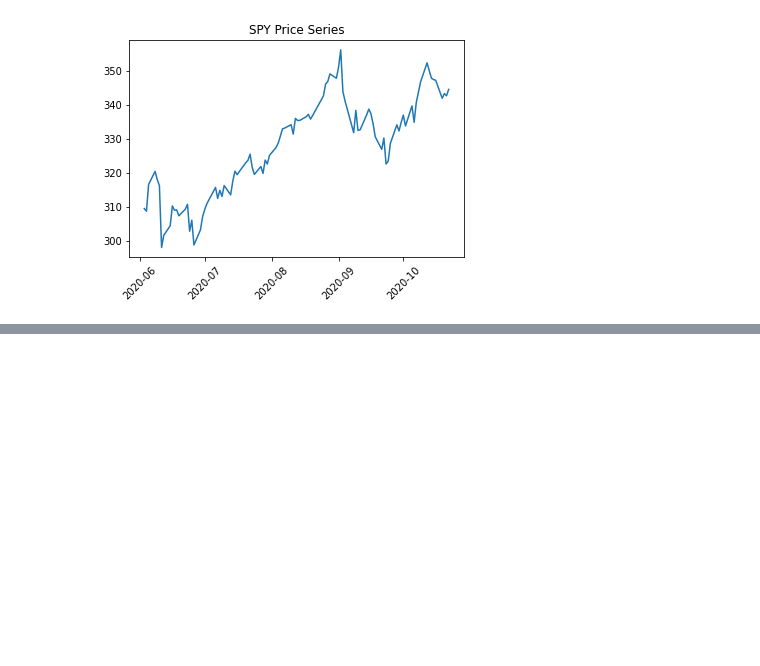
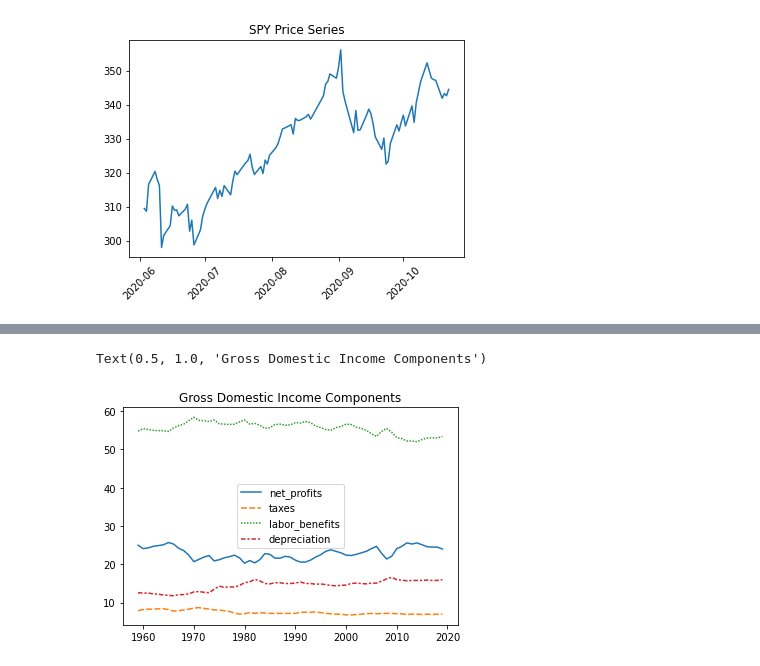
Before and after one commit to sinasinai/exploratory, a Jupyter notebook: financial derping .ipynb, the cells around one changed output, grey strips where cells are left out. Drawn from its saved outputs; the diff is of its cells as text; code cells hidden in the pictures; blank space fills up the shorter version.

Commit message:
fred data

```diff
--- a/financial derping .ipynb
+++ b/financial derping .ipynb
@@ -37,0 +42,4 @@ plt.show()
+# %%
+FRED_API_KEY = os.getenv('FRED_API_KEY')
+FRED_BASE_URL = 'https://api.stlouisfed.org/fred/'
+endpoint = 'series/observations'
@@ -37,0 +94,32 @@ plt.show()
+# %%
+taxes_params = {
+    "series_id":"W056RE1A156NBEA",
+    "api_key": FRED_API_KEY,
+    "file_type": "json",
+    "realtime_start": "1900-01-01",
+    "realtime_end": "2020-10-23"
+}
+
+resp = requests.get(FRED_BASE_URL + endpoint,params = taxes_params)
+taxes_share = resp.json()['observations']
+taxes = {datetime.strptime(p['date'], '%Y-%m-%d'):float(p['value']) for p in taxes_share}
+# %%
+net_profits = pd.DataFrame.from_dict(net_profits,orient='index')
+net_profits.columns = ['net_profits']
+
+taxes = pd.DataFrame.from_dict(taxes,orient='index')
+taxes.columns = ['taxes']
+
+depreciation = pd.DataFrame.from_dict(depreciation,orient='index')
+depreciation.columns = ['depreciation']
+
+labor_benefits = pd.DataFrame.from_dict(labor_benefits,orient='index')
+labor_benefits.columns = ['labor_benefits']
+
+labor = pd.DataFrame.from_dict(labor,orient='index')
+labor.columns = ['labor']
+# %%
+gdi = net_profits.merge(taxes,how='inner',left_index=True,right_index=True)
+gdi = gdi.merge(labor_benefits,how='inner',left_index=True,right_index=True)
+gdi = gdi.merge(labor,how='inner',left_index=True,right_index=True)
+gdi = gdi.merge(depreciation,how='inner',left_index=True,right_index=True)
@@ -37,0 +144,7 @@ plt.show()
+# %%
+components = ['net_profits','taxes','labor_benefits','depreciation']
+fig = sns.lineplot(data=gdi[components])
+fig.set_title('Gross Domestic Income Components')
+# %% [output]
+Text(0.5, 1.0, 'Gross Domestic Income Components')
+[figure, added]
```
Also changed, not shown: parts of 10 cells of this notebook.
